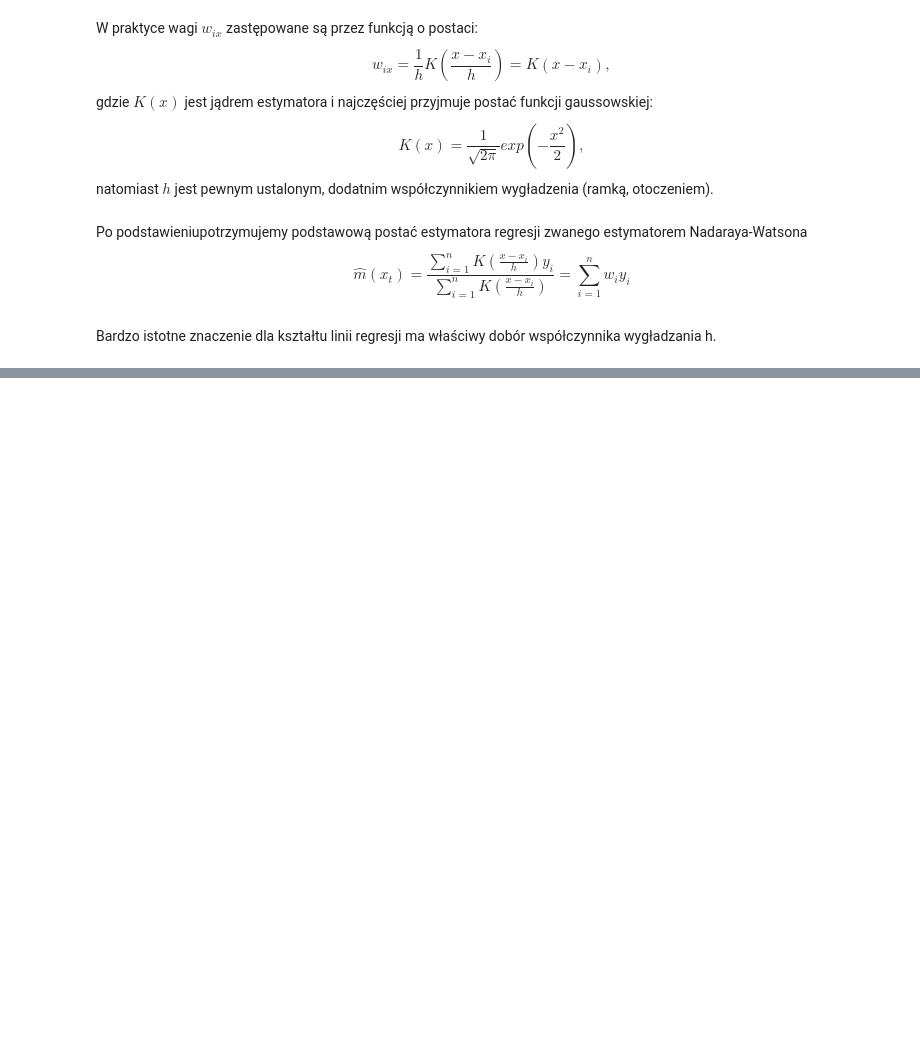
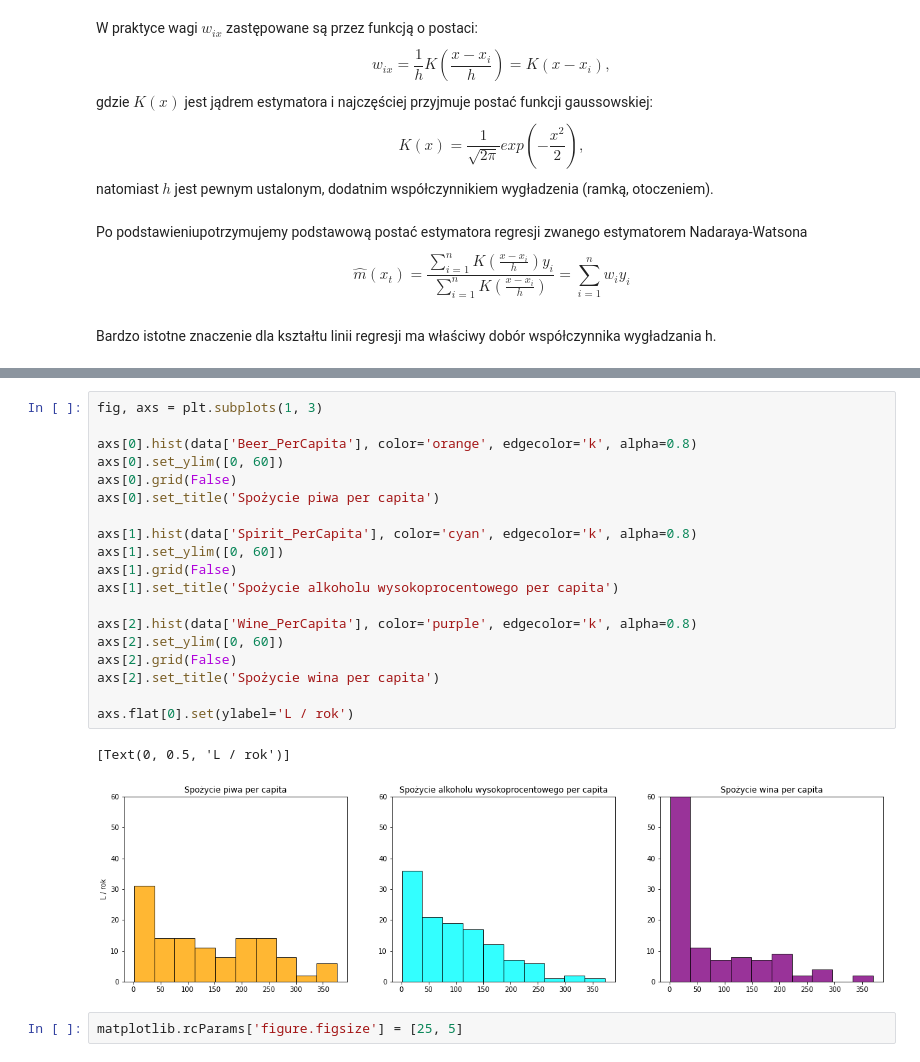
Before and after one commit to ulaniuk/mpsic, a Jupyter notebook: kernel-regression/kernel-regression.ipynb, the cells around one changed output, grey strips where cells are left out. Drawn from its saved outputs; the diff is of its cells as text; blank space fills up the shorter version.

```diff
--- a/kernel-regression/kernel-regression.ipynb
+++ b/kernel-regression/kernel-regression.ipynb
@@ -272,0 +109,24 @@ E(X |Y = y), jesli Y ma wpływ na wartość X to Y ma wply na średnią wartośc
+# %%
+fig, axs = plt.subplots(1, 3)
+
+axs[0].hist(data['Beer_PerCapita'], color='orange', edgecolor='k', alpha=0.8)
+axs[0].set_ylim([0, 60])
+axs[0].grid(False)
+axs[0].set_title('Spożycie piwa per capita')
+
+axs[1].hist(data['Spirit_PerCapita'], color='cyan', edgecolor='k', alpha=0.8)
+axs[1].set_ylim([0, 60])
+axs[1].grid(False)
+axs[1].set_title('Spożycie alkoholu wysokoprocentowego per capita')
+
+axs[2].hist(data['Wine_PerCapita'], color='purple', edgecolor='k', alpha=0.8)
+axs[2].set_ylim([0, 60])
+axs[2].grid(False)
+axs[2].set_title('Spożycie wina per capita')
+
+axs.flat[0].set(ylabel='L / rok')
+# %% [output]
+[Text(0, 0.5, 'L / rok')]
+[figure, added]
+# %%
+matplotlib.rcParams['figure.figsize'] = [25, 5]
```
Also changed, not shown: parts of 54 cells of this notebook.
